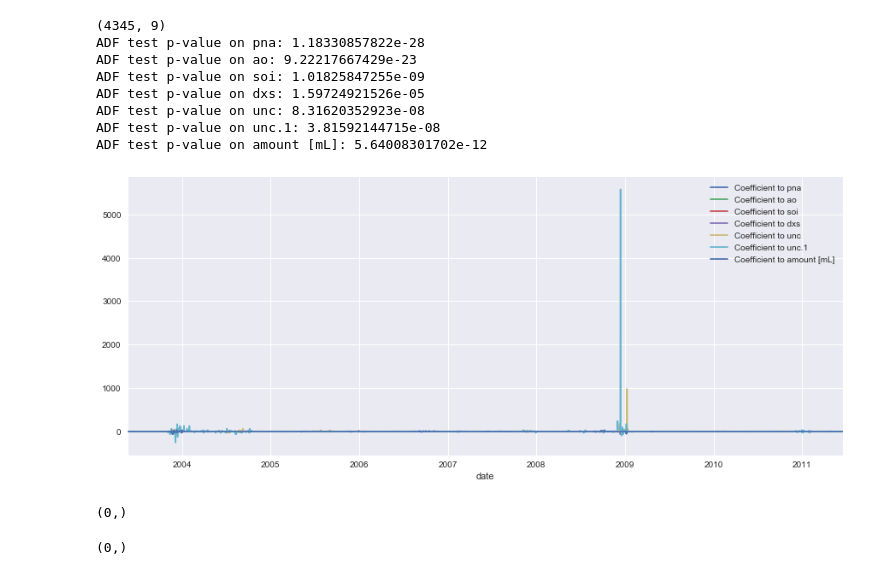
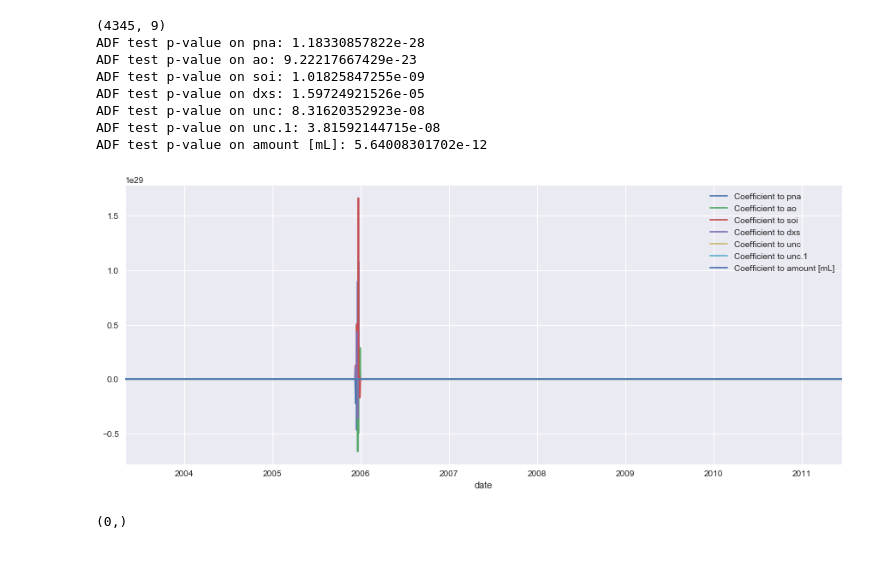
Before and after one commit to benbroks/IsotopeAnalysis, a Jupyter notebook: Multivariate Rolling Regression.ipynb, the cells around one changed output. Saved outputs shown, nothing was run; the diff lists cells and outputs as text; code cells hidden in the pictures.

```diff
--- a/Multivariate Rolling Regression.ipynb
+++ b/Multivariate Rolling Regression.ipynb
@@ -131,26 +116,26 @@ def regress(predictor, response, start, end, halflife, returnr2=False, outlier_c
 # %%
 # Rolling regression
 
-regression_window = 50
-regression_halflife = 50
+regression_window = 30
+regression_halflife = 30
 
 reg = np.empty(3000, dtype=object)
 for t in range(regression_window, 3000):
     reg[t] = regress(selected_predictors, df_normalized['dD'], t-regression_window, t, regression_halflife)
 regobj = pd.Series(reg[regression_window:], index=dates[regression_window:], name='regress_object')
 # %%
-plt.figure(figsize=(15,6)title='Daily Values as a Function Time')
+plt.figure(figsize=(15,6))
 regobj.map(lambda x: x.coef_[0]).plot(label='Coefficient to pna')
 regobj.map(lambda x: x.coef_[1]).plot(label='Coefficient to ao')
 regobj.map(lambda x: x.coef_[2]).plot(label='Coefficient to soi')
 regobj.map(lambda x: x.coef_[3]).plot(label='Coefficient to dxs')
 regobj.map(lambda x: x.coef_[4]).plot(label='Coefficient to unc')
 regobj.map(lambda x: x.coef_[5]).plot(label='Coefficient to unc.1')
 regobj.map(lambda x: x.coef_[6]).plot(label='Coefficient to amount [mL]')
 plt.legend()
 plt.show()
 # %% [output]
-[figure, old version]
+[figure, new version]
 # %%
 #cross validation period
 df = pd.concat([pd.Series(cvDate, index=regobj.index, name='date'), regobj], axis=1).shift(1).dropna()
@@ -158,8 +143,6 @@ prediction = df.apply(lambda x: x.regress_object.predict(selected_predictors.loc
                       axis=1)['date']
 prediction = prediction.rename('predicted').rename_axis('date')
 print(prediction.shape)
-# %% [output]
-(0,)
 # %%
 # Rolling regression
 
```
Also changed, not shown: parts of 1 cell of this notebook.
